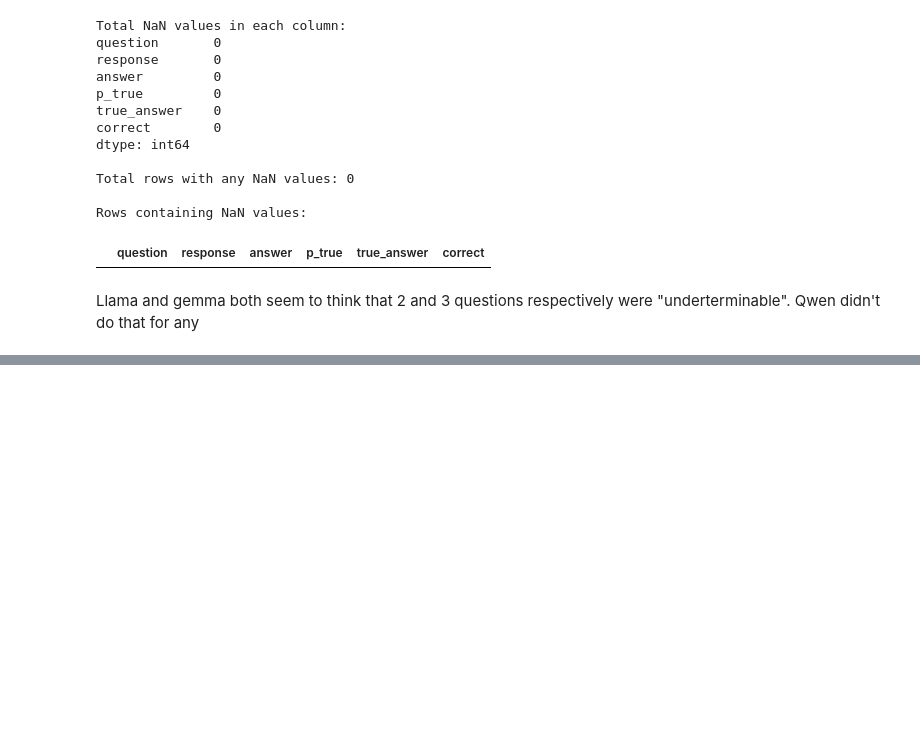
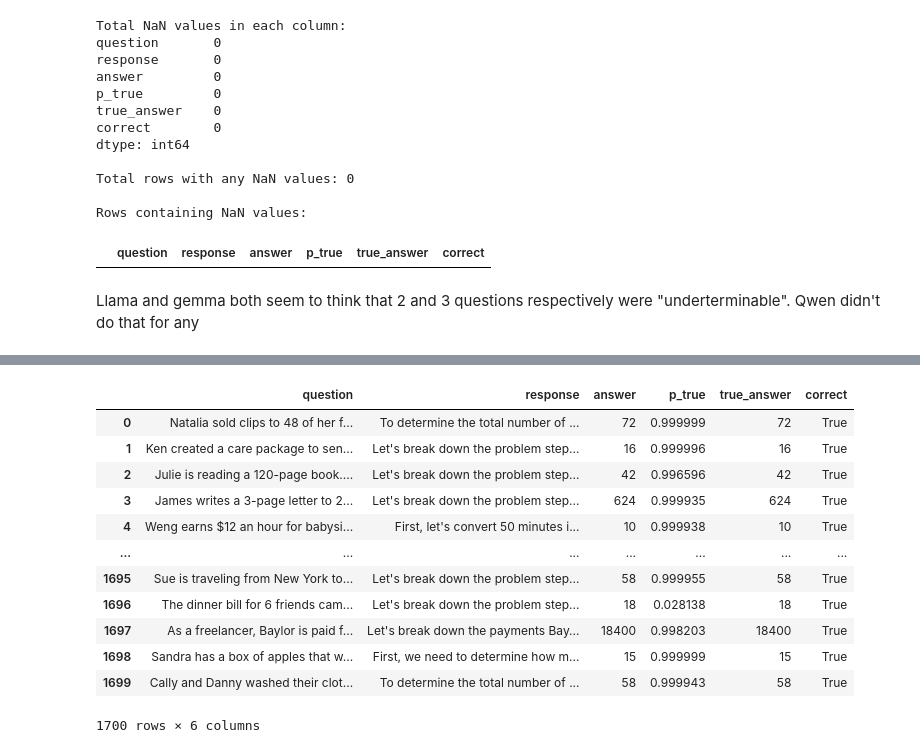
Before and after one commit to ManifoldRG/VLMCalibration, a Jupyter notebook: analysis.ipynb, the cells around one changed output, grey strips where cells are left out. Drawn from its saved outputs; the diff is of its cells as text; code cells hidden in the pictures; blank space fills up the shorter version.

```diff
--- a/analysis.ipynb
+++ b/analysis.ipynb
@@ -47,0 +72,16 @@ Llama and gemma both seem to think that 2 and 3 questions respectively were "und
+# %%
+df2
+# %% [output]
+|  | question | response | answer | p_true | true_answer | correct |
+| 0 | Natalia sold clips to 48 of her f... | To determine the total number of ... | 72 | 0.999999 | 72 | True |
+| 1 | Ken created a care package to sen... | Let's break down the problem step... | 16 | 0.999996 | 16 | True |
+| 2 | Julie is reading a 120-page book.... | Let's break down the problem step... | 42 | 0.996596 | 42 | True |
+| 3 | James writes a 3-page letter to 2... | Let's break down the problem step... | 624 | 0.999935 | 624 | True |
+| 4 | Weng earns $12 an hour for babysi... | First, let's convert 50 minutes i... | 10 | 0.999938 | 10 | True |
+| ... | ... | ... | ... | ... | ... | ... |
+| 1695 | Sue is traveling from New York to... | Let's break down the problem step... | 58 | 0.999955 | 58 | True |
+| 1696 | The dinner bill for 6 friends cam... | Let's break down the problem step... | 18 | 0.028138 | 18 | True |
+| 1697 | As a freelancer, Baylor is paid f... | Let's break down the payments Bay... | 18400 | 0.998203 | 18400 | True |
+| 1698 | Sandra has a box of apples that w... | First, we need to determine how m... | 15 | 0.999999 | 15 | True |
+| 1699 | Cally and Danny washed their clot... | To determine the total number of ... | 58 | 0.999943 | 58 | True |
+1700 rows × 6 columns
```
Also changed, not shown: parts of 5 cells of this notebook, 2 other files.
